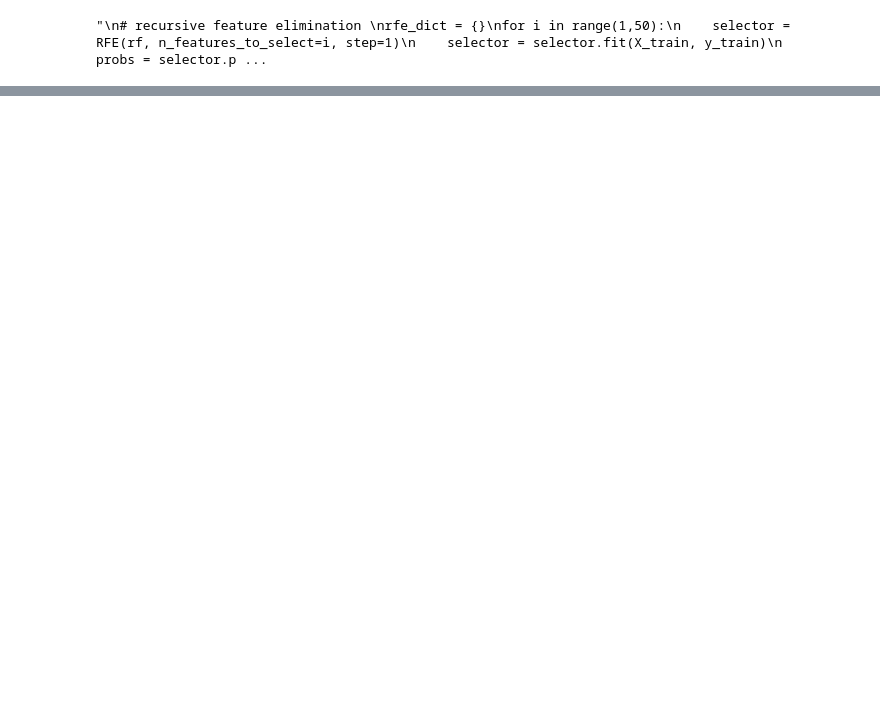
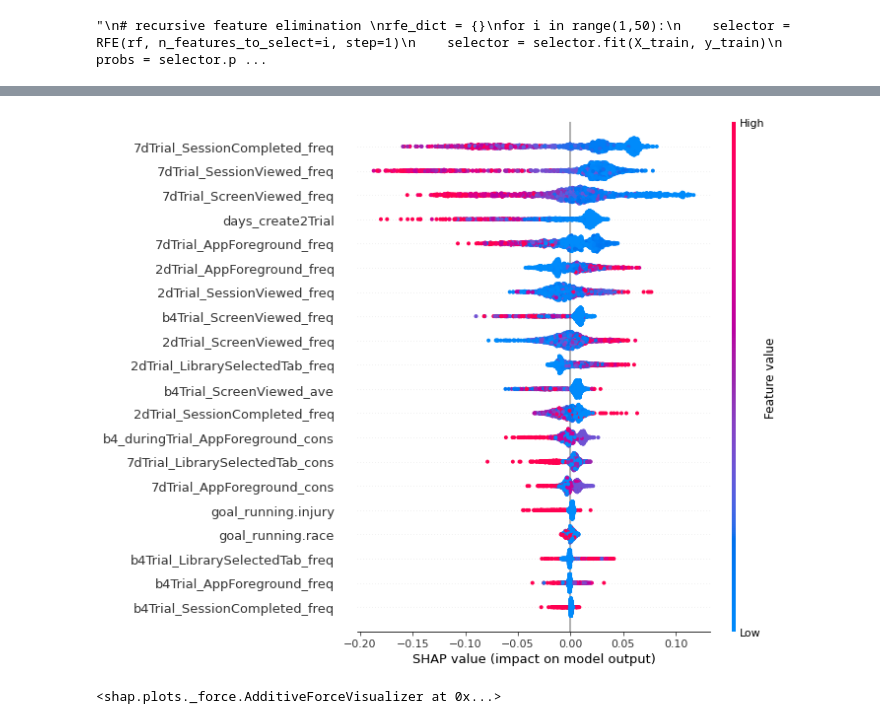
Before and after one commit to mpham93/Keep_Running, a Jupyter notebook: notebooks/Trial_Users.ipynb, the cells around one changed output, grey strips where cells are left out. Drawn from its saved outputs; the diff is of its cells as text; code cells hidden in the pictures; blank space fills up the shorter version.

```diff
--- a/notebooks/Trial_Users.ipynb
+++ b/notebooks/Trial_Users.ipynb
@@ -397,0 +435,9 @@ y_test[y_test == False].shape
+# %%
+shap.summary_plot(shap_values[0], X)
+# %% [output]
+[figure, added]
+# %%
+instance_to_explain = 3
+shap.force_plot(explainer.expected_value[1], shap_values[1][instance_to_explain], X_test.iloc[instance_to_explain])
+# %% [output]
+<shap.plots._force.AdditiveForceVisualizer at 0x...>
```
Also changed, not shown: parts of 27 cells of this notebook, 1 other file.
